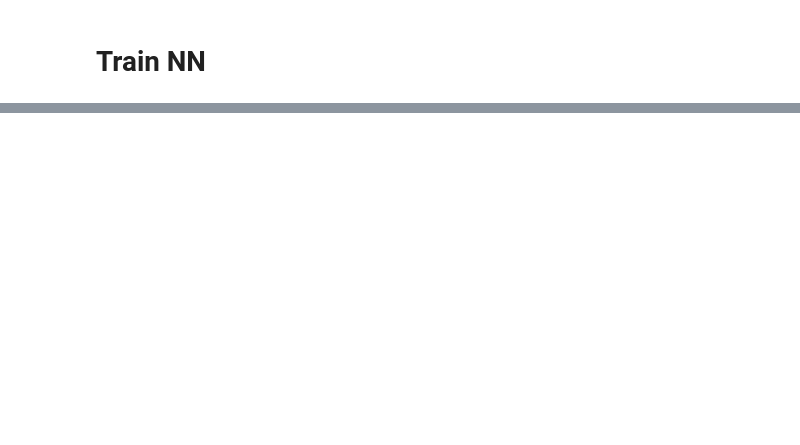
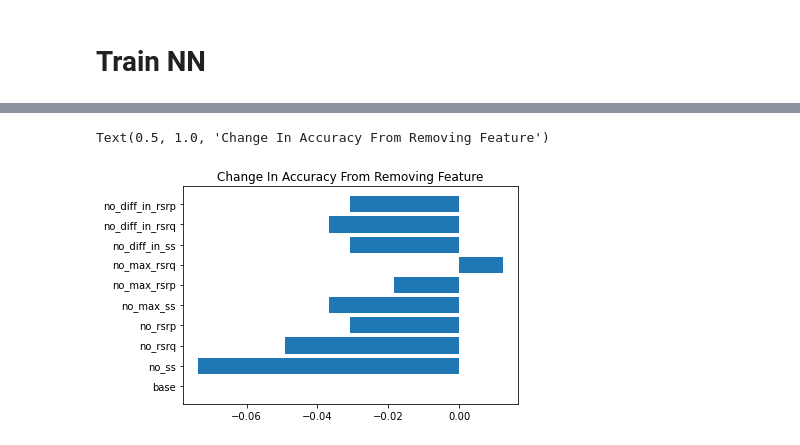
Before and after one commit to albertjstanley/handover-prediction, a Jupyter notebook: NeuralNet.ipynb, the cells around one changed output, grey strips where cells are left out. Cells and saved outputs as stored; diff of their text form; code cells hidden in the pictures; blank space fills up the shorter version.

```diff
--- a/NeuralNet.ipynb
+++ b/NeuralNet.ipynb
@@ -119,0 +171,8 @@ Epoch 40/40
+# %%
+import matplotlib.pyplot as plt
+base = performance_dict['base'][1]
+plt.barh(list(performance_dict.keys()),[val[1] - base for key,val in performance_dict.items()])
+plt.title("Change In Accuracy From Removing Feature")
+# %% [output]
+Text(0.5, 1.0, 'Change In Accuracy From Removing Feature')
+[figure, added]
```
Also changed, not shown: parts of 17 cells of this notebook.
